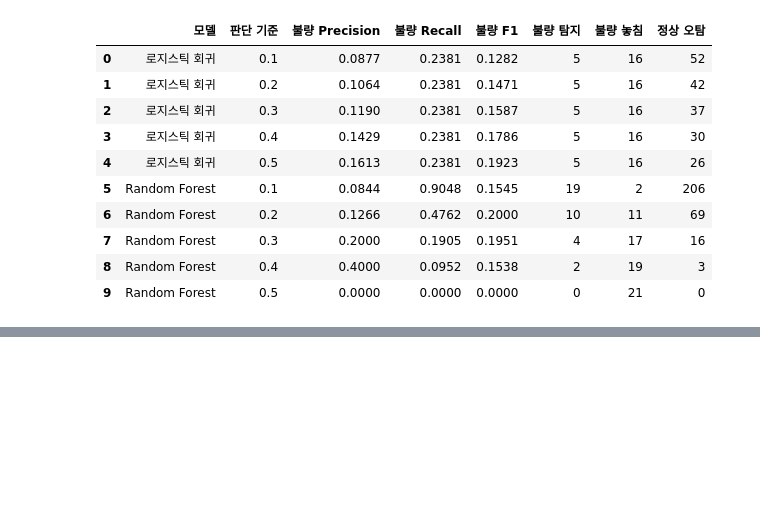
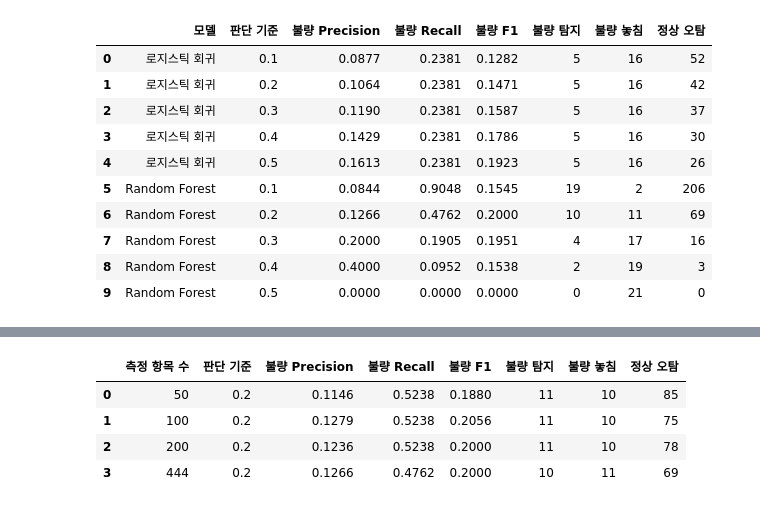
Before and after one commit to Haluey/manufacturing-defect-prediction, a Jupyter notebook: notebooks/02_model_training.ipynb, the cells around one changed output, grey strips where cells are left out. Saved outputs shown, nothing was run; the diff lists cells and outputs as text; code cells hidden in the pictures; blank space fills up the shorter version.

```diff
--- a/notebooks/02_model_training.ipynb
+++ b/notebooks/02_model_training.ipynb
@@ -371,0 +487,72 @@ print("불량 판단 기준:", selected_threshold)
+# %%
+# 학습 데이터로 학습한 기본 모델의 항목 중요도
+feature_importance = pd.Series(
+    forest_model.feature_importances_,
+    index=selected_columns
+).sort_values(ascending=False, kind="stable")
+
+feature_count_models = {}
+feature_count_columns = {}
+feature_count_results = []
+
+for feature_count in [50, 100, 200, len(selected_columns)]:
+    if feature_count == len(selected_columns):
+        # 전체 항목은 기존 모델과 입력 순서 그대로 사용
+        columns = selected_columns.tolist()
+        model = forest_model
+    else:
+        # 중요도가 높은 항목 선택
+        columns = feature_importance.head(feature_count).index.tolist()
+
+        model = RandomForestClassifier(
+            n_estimators=200,
+            min_samples_leaf=2,
+            class_weight="balanced",
+            random_state=42,
+            n_jobs=-1
+        )
+
+    # 선택한 열이 전처리 배열에서 몇 번째에 있는지 확인
+    positions = selected_columns.get_indexer(columns)
+
+    train_input = X_train_imputed[:, positions]
+    val_input = X_val_imputed[:, positions]
+
+    if feature_count != len(selected_columns):
+        model.fit(train_input, y_train)
+
+    feature_count_models[feature_count] = model
+    feature_count_columns[feature_count] = columns
+
+    defect_column = list(model.classes_).index(1)
+    probabilities = model.predict_proba(val_input)[:, defect_column]
+
+    # 모든 모델에 같은 판단 기준 적용
+    predictions = (probabilities >= 0.2).astype(int)
+
+    tn, fp, fn, tp = confusion_matrix(
+        y_val, predictions, labels=[0, 1]
+    ).ravel()
+
+    feature_count_results.append({
+        "측정 항목 수": feature_count,
+        "판단 기준": 0.2,
+        "불량 Precision": precision_score(
+            y_val, predictions, zero_division=0
+        ),
+        "불량 Recall": recall_score(
+            y_val, predictions, zero_division=0
+        ),
+        "불량 F1": f1_score(
+            y_val, predictions, zero_division=0
+        ),
+        "불량 탐지": tp,
+        "불량 놓침": fn,
+        "정상 오탐": fp
+    })
+
+    print(f"검증 완료: 측정 항목 {feature_count}개")
+
+feature_count_comparison = pd.DataFrame(feature_count_results)
+feature_count_comparison.round(4)
+# %% [output]
@@ -371,0 +563,5 @@ print("불량 판단 기준:", selected_threshold)
+|  | 측정 항목 수 | 판단 기준 | 불량 Precision | 불량 Recall | 불량 F1 | 불량 탐지 | 불량 놓침 | 정상 오탐 |
+| 0 | 50 | 0.2 | 0.1146 | 0.5238 | 0.1880 | 11 | 10 | 85 |
+| 1 | 100 | 0.2 | 0.1279 | 0.5238 | 0.2056 | 11 | 10 | 75 |
+| 2 | 200 | 0.2 | 0.1236 | 0.5238 | 0.2000 | 11 | 10 | 78 |
+| 3 | 444 | 0.2 | 0.1266 | 0.4762 | 0.2000 | 10 | 11 | 69 |
```
Also changed, not shown: parts of 26 cells of this notebook, 10 other files.
